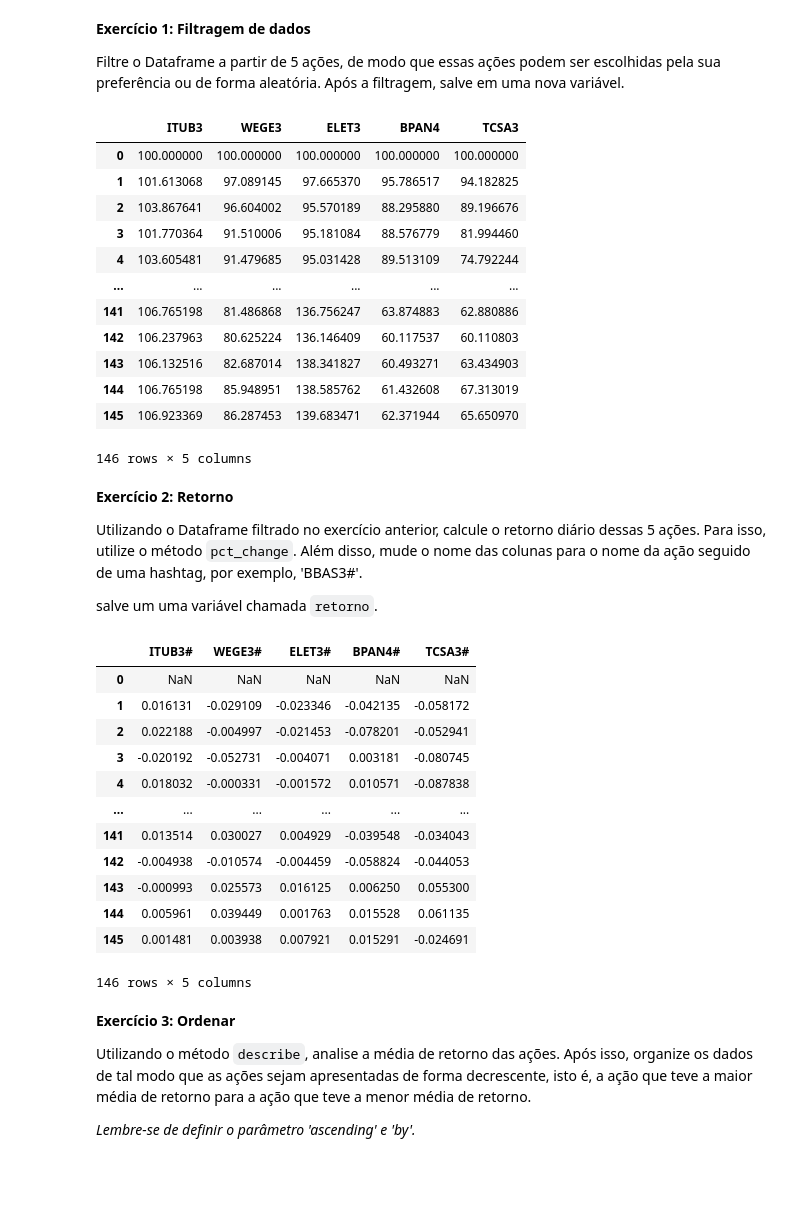
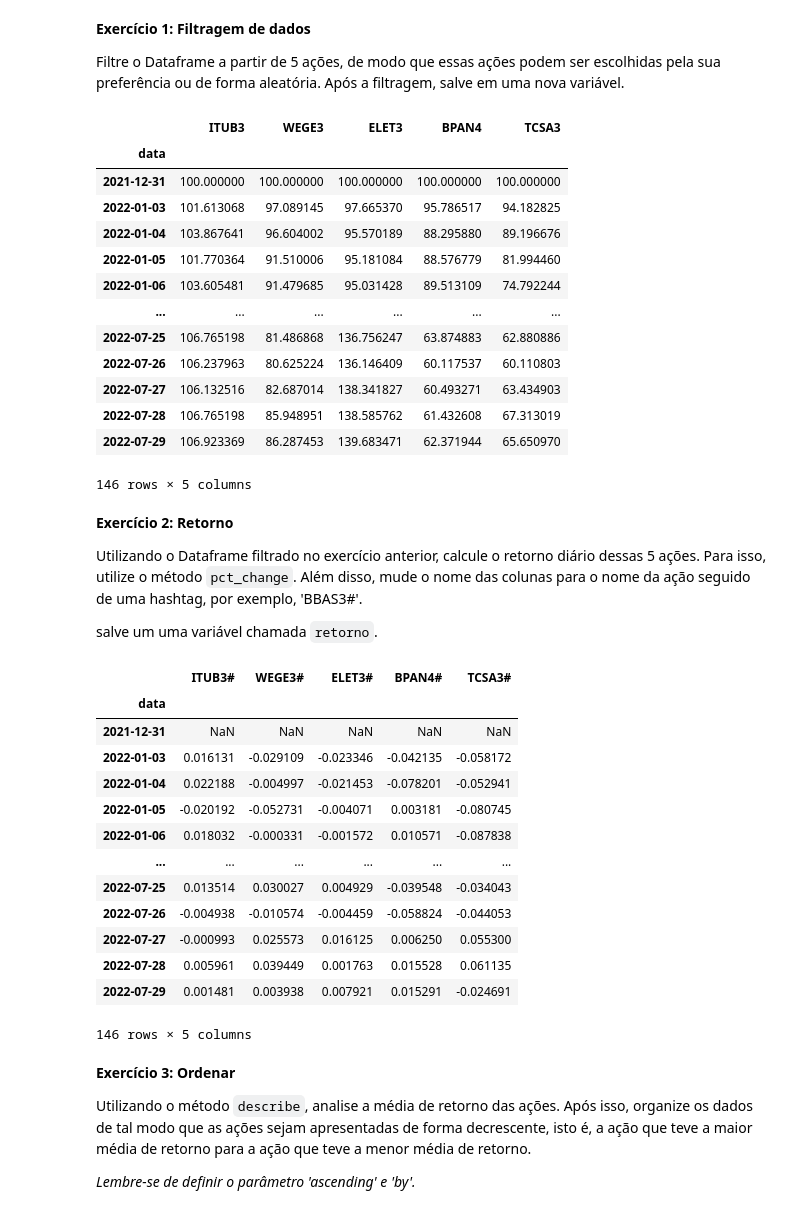
Before and after one commit to GabrielGrub/Trainee_FEA.dev, a Jupyter notebook: Curso de Python - 2022/Lista7_Pandas_2.ipynb, the cells around one changed output. Saved outputs shown, nothing was run; the diff lists cells and outputs as text; code cells hidden in the pictures; blank space fills up the shorter version.

```diff
--- a/Curso de Python - 2022/Lista7_Pandas_2.ipynb
+++ b/Curso de Python - 2022/Lista7_Pandas_2.ipynb
@@ -8,7 +8,7 @@
 ##### SEU CODIGO COMECA AQUI #####
 
 import pandas as pd
+import numpy as np
 
-carteiras = pd.read_csv("carteiras.csv")
-ativos = pd.read_csv("ativos.csv")
-ativos
+carteiras = pd.read_csv("carteiras.csv", parse_dates=["data"])
+ativos = pd.read_csv("ativos.csv", index_col=0, parse_dates=True)
@@ -33,24 +19,24 @@ Filtre o Dataframe a partir de 5 ações, de modo que essas ações podem ser es
 # %%
 ##### SEU CODIGO COMECA AQUI #####
 
 
-acoes = ["ITUB3", "WEGE3", "ELET3", "BPAN4", "TCSA3"]
-acoes = ativos[acoes]
+acoes = ativos.loc[:,["ITUB3", "WEGE3", "ELET3", "BPAN4", "TCSA3"]]
 
 acoes
 # %% [output]
 |  | ITUB3 | WEGE3 | ELET3 | BPAN4 | TCSA3 |
-| 0 | 100.000000 | 100.000000 | 100.000000 | 100.000000 | 100.000000 |
-| 1 | 101.613068 | 97.089145 | 97.665370 | 95.786517 | 94.182825 |
-| 2 | 103.867641 | 96.604002 | 95.570189 | 88.295880 | 89.196676 |
-| 3 | 101.770364 | 91.510006 | 95.181084 | 88.576779 | 81.994460 |
-| 4 | 103.605481 | 91.479685 | 95.031428 | 89.513109 | 74.792244 |
+| data |  |  |  |  |  |
+| 2021-12-31 | 100.000000 | 100.000000 | 100.000000 | 100.000000 | 100.000000 |
+| 2022-01-03 | 101.613068 | 97.089145 | 97.665370 | 95.786517 | 94.182825 |
+| 2022-01-04 | 103.867641 | 96.604002 | 95.570189 | 88.295880 | 89.196676 |
+| 2022-01-05 | 101.770364 | 91.510006 | 95.181084 | 88.576779 | 81.994460 |
+| 2022-01-06 | 103.605481 | 91.479685 | 95.031428 | 89.513109 | 74.792244 |
 | ... | ... | ... | ... | ... | ... |
-| 141 | 106.765198 | 81.486868 | 136.756247 | 63.874883 | 62.880886 |
-| 142 | 106.237963 | 80.625224 | 136.146409 | 60.117537 | 60.110803 |
-| 143 | 106.132516 | 82.687014 | 138.341827 | 60.493271 | 63.434903 |
-| 144 | 106.765198 | 85.948951 | 138.585762 | 61.432608 | 67.313019 |
-| 145 | 106.923369 | 86.287453 | 139.683471 | 62.371944 | 65.650970 |
+| 2022-07-25 | 106.765198 | 81.486868 | 136.756247 | 63.874883 | 62.880886 |
+| 2022-07-26 | 106.237963 | 80.625224 | 136.146409 | 60.117537 | 60.110803 |
+| 2022-07-27 | 106.132516 | 82.687014 | 138.341827 | 60.493271 | 63.434903 |
+| 2022-07-28 | 106.765198 | 85.948951 | 138.585762 | 61.432608 | 67.313019 |
+| 2022-07-29 | 106.923369 | 86.287453 | 139.683471 | 62.371944 | 65.650970 |
 146 rows × 5 columns
 # %% [markdown]
 **Exercício 2: Retorno**
@@ -68,17 +54,18 @@ retorno = acoes.pct_change()
 retorno
 # %% [output]
 |  | ITUB3# | WEGE3# | ELET3# | BPAN4# | TCSA3# |
-| 0 | NaN | NaN | NaN | NaN | NaN |
-| 1 | 0.016131 | -0.029109 | -0.023346 | -0.042135 | -0.058172 |
-| 2 | 0.022188 | -0.004997 | -0.021453 | -0.078201 | -0.052941 |
-| 3 | -0.020192 | -0.052731 | -0.004071 | 0.003181 | -0.080745 |
-| 4 | 0.018032 | -0.000331 | -0.001572 | 0.010571 | -0.087838 |
+| data |  |  |  |  |  |
+| 2021-12-31 | NaN | NaN | NaN | NaN | NaN |
+| 2022-01-03 | 0.016131 | -0.029109 | -0.023346 | -0.042135 | -0.058172 |
+| 2022-01-04 | 0.022188 | -0.004997 | -0.021453 | -0.078201 | -0.052941 |
+| 2022-01-05 | -0.020192 | -0.052731 | -0.004071 | 0.003181 | -0.080745 |
+| 2022-01-06 | 0.018032 | -0.000331 | -0.001572 | 0.010571 | -0.087838 |
 | ... | ... | ... | ... | ... | ... |
-| 141 | 0.013514 | 0.030027 | 0.004929 | -0.039548 | -0.034043 |
-| 142 | -0.004938 | -0.010574 | -0.004459 | -0.058824 | -0.044053 |
-| 143 | -0.000993 | 0.025573 | 0.016125 | 0.006250 | 0.055300 |
-| 144 | 0.005961 | 0.039449 | 0.001763 | 0.015528 | 0.061135 |
-| 145 | 0.001481 | 0.003938 | 0.007921 | 0.015291 | -0.024691 |
+| 2022-07-25 | 0.013514 | 0.030027 | 0.004929 | -0.039548 | -0.034043 |
+| 2022-07-26 | -0.004938 | -0.010574 | -0.004459 | -0.058824 | -0.044053 |
+| 2022-07-27 | -0.000993 | 0.025573 | 0.016125 | 0.006250 | 0.055300 |
+| 2022-07-28 | 0.005961 | 0.039449 | 0.001763 | 0.015528 | 0.061135 |
+| 2022-07-29 | 0.001481 | 0.003938 | 0.007921 | 0.015291 | -0.024691 |
 146 rows × 5 columns
 # %% [markdown]
 **Exercício 3: Ordenar**
```
Also changed, not shown: parts of 4 cells of this notebook, 3 other files.
